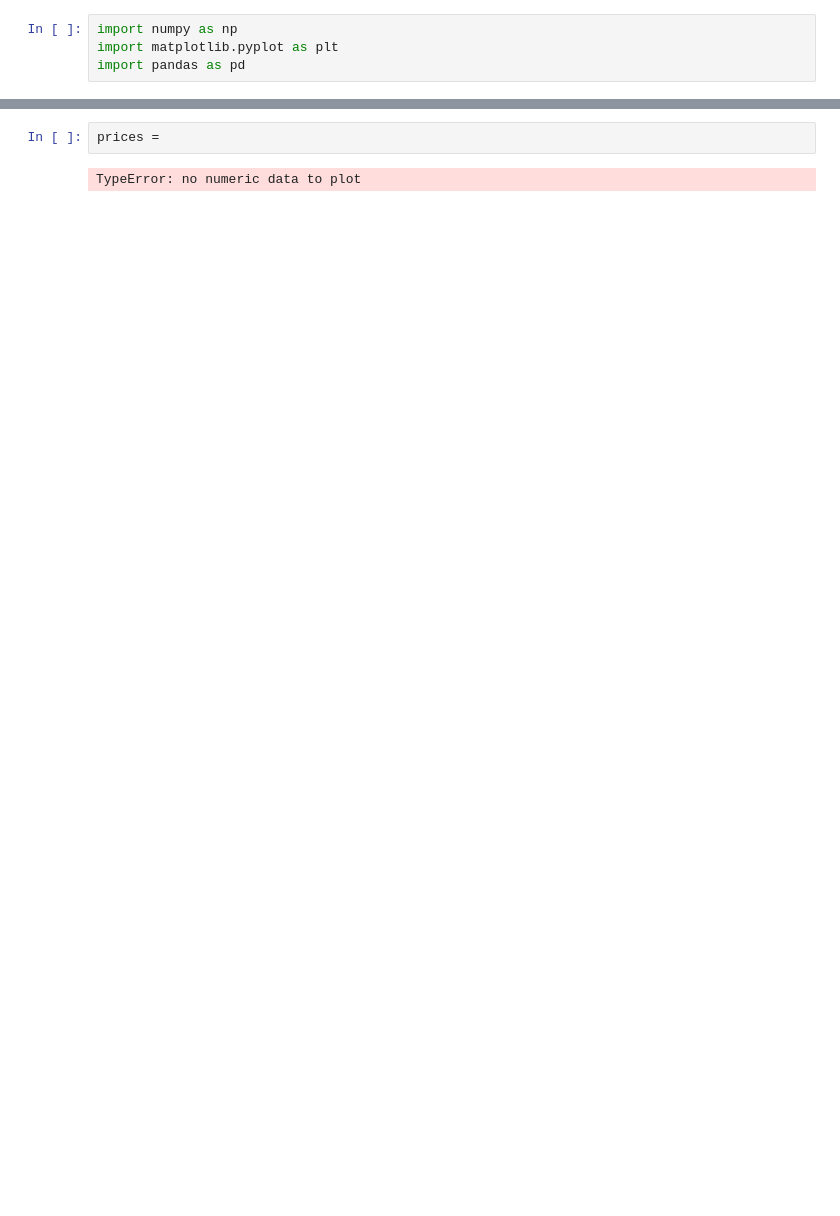
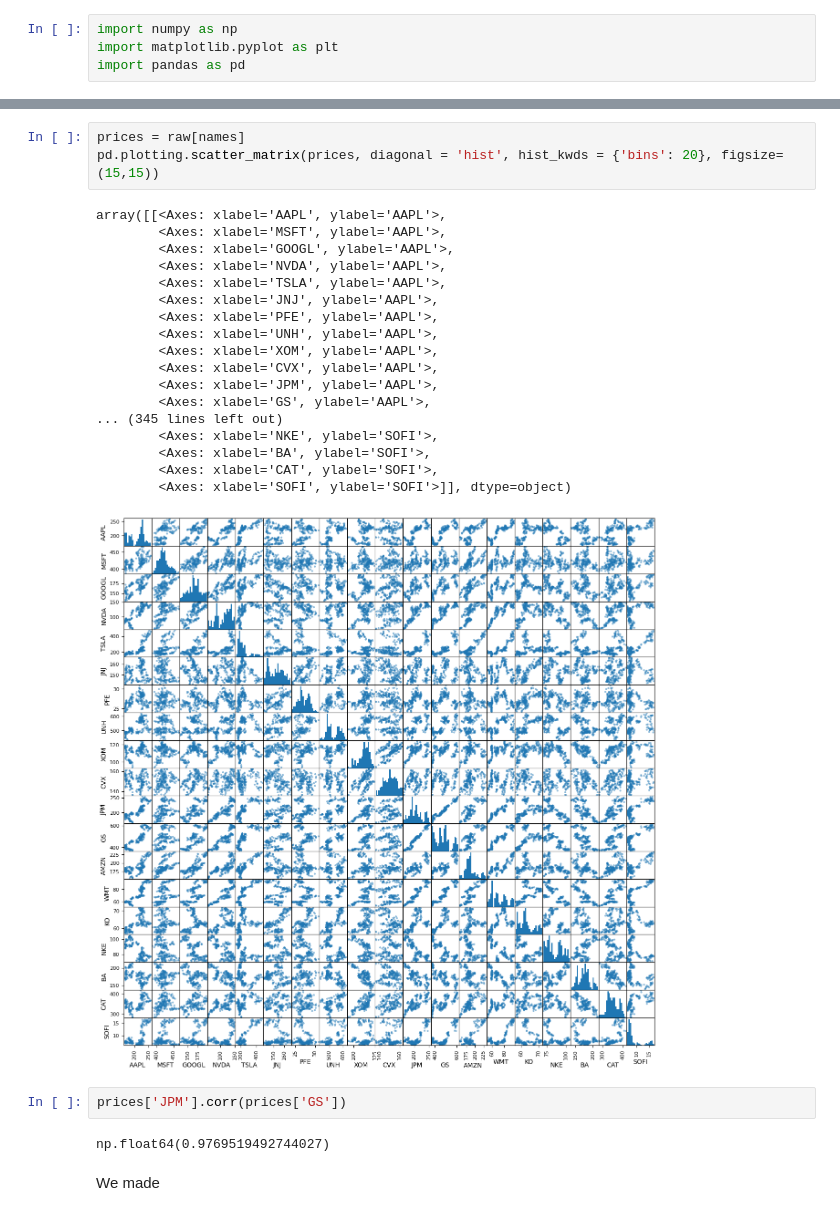
Before and after one commit to SebastianApelgren/AlgorithmicTrading, a Jupyter notebook: dataVisualizer.ipynb, the cells around one changed output, grey strips where cells are left out. Saved outputs shown, nothing was run; the diff lists cells and outputs as text; blank space fills up the shorter version.

```diff
--- a/dataVisualizer.ipynb
+++ b/dataVisualizer.ipynb
@@ -26,4 +9,28 @@ raw
-# %%
-prices =
-# %% [output]
-TypeError: no numeric data to plot
+# %%
+prices = raw[names]
+pd.plotting.scatter_matrix(prices, diagonal = 'hist', hist_kwds = {'bins': 20}, figsize=(15,15))
+# %% [output]
+array([[<Axes: xlabel='AAPL', ylabel='AAPL'>,
+        <Axes: xlabel='MSFT', ylabel='AAPL'>,
+        <Axes: xlabel='GOOGL', ylabel='AAPL'>,
+        <Axes: xlabel='NVDA', ylabel='AAPL'>,
+        <Axes: xlabel='TSLA', ylabel='AAPL'>,
+        <Axes: xlabel='JNJ', ylabel='AAPL'>,
+        <Axes: xlabel='PFE', ylabel='AAPL'>,
+        <Axes: xlabel='UNH', ylabel='AAPL'>,
+        <Axes: xlabel='XOM', ylabel='AAPL'>,
+        <Axes: xlabel='CVX', ylabel='AAPL'>,
+        <Axes: xlabel='JPM', ylabel='AAPL'>,
+        <Axes: xlabel='GS', ylabel='AAPL'>,
+... (345 lines left out)
+        <Axes: xlabel='NKE', ylabel='SOFI'>,
+        <Axes: xlabel='BA', ylabel='SOFI'>,
+        <Axes: xlabel='CAT', ylabel='SOFI'>,
+        <Axes: xlabel='SOFI', ylabel='SOFI'>]], dtype=object)
+[figure, added]
+# %%
+prices['JPM'].corr(prices['GS'])
+# %% [output]
+np.float64(0.9769519492744027)
+# %% [markdown]
+We made
```
Also changed, not shown: parts of 1 cell of this notebook.
